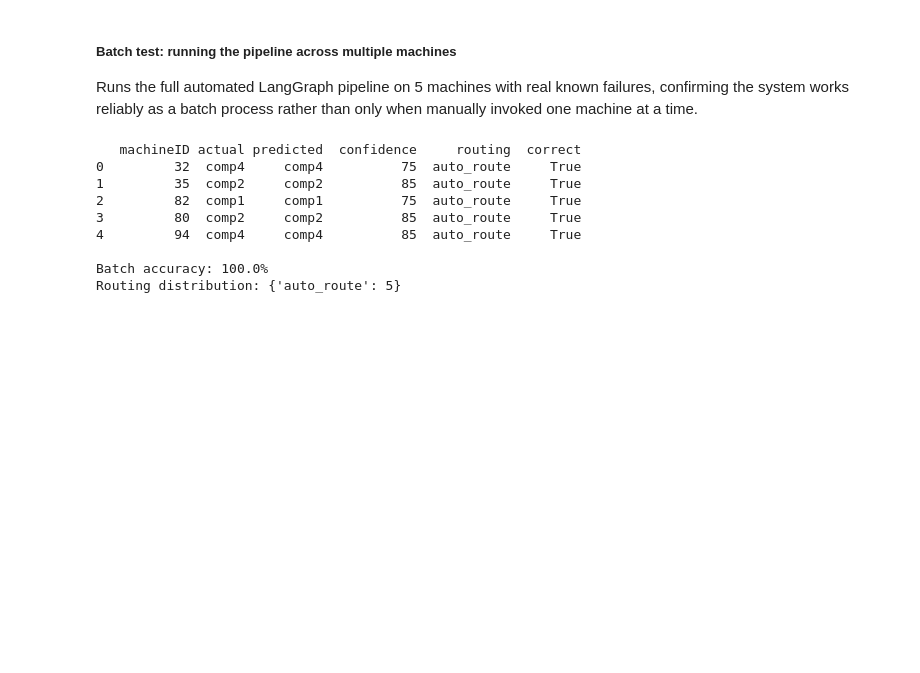
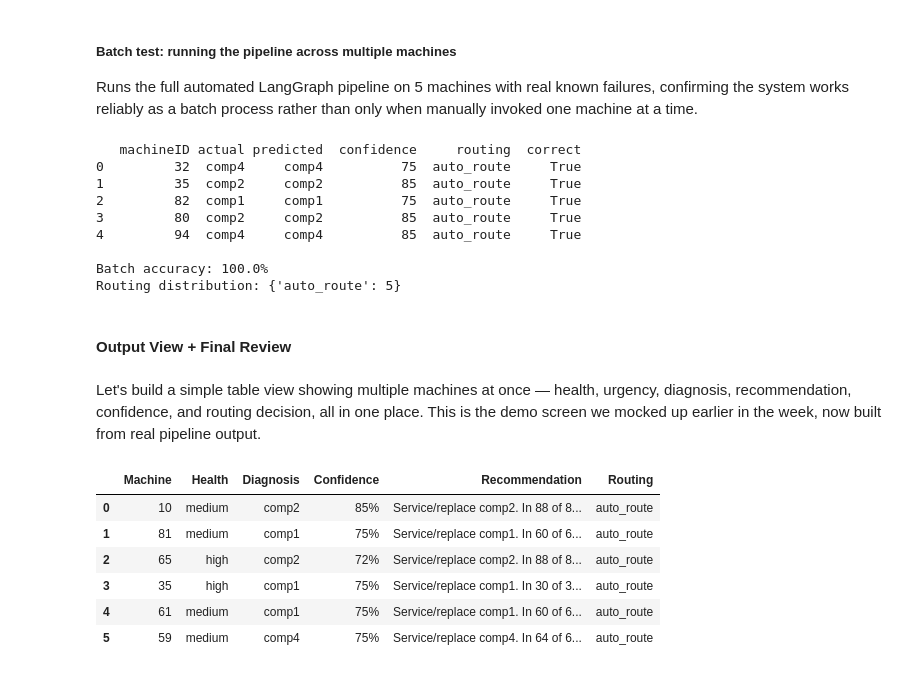
Before and after one commit to karthekeyan/agentic-predictive-maintenance, a Jupyter notebook: notebooks/01_data_exploration.ipynb, the cells around one changed output. Drawn from its saved outputs; the diff is of its cells as text; code cells hidden in the pictures; blank space fills up the shorter version.

```diff
--- a/notebooks/01_data_exploration.ipynb
+++ b/notebooks/01_data_exploration.ipynb
@@ -2535,0 +2534,46 @@ Routing distribution: {'auto_route': 5}
+# %% [markdown]
+#### Output View + Final Review
+# %% [markdown]
+Let's build a simple table view showing multiple machines at once — health, urgency, diagnosis, recommendation, confidence, and routing decision, all in one place. This is the demo screen we mocked up earlier in the week, now built from real pipeline output.
+# %%
+## Building the output dashboard
+
+#Runs the full pipeline across a batch of machines and displays results in a
+#clean table - health score, diagnosis, recommendation, confidence, and/
+#routing decision - the demo-ready view referenced throughout the week.#
+
+def run_batch_dashboard(machine_sample, telemetry_scored, failures_df, maint_df, machines_df, mtbf_table, pipeline):
+    rows = []
+    for _, row in machine_sample.iterrows():
+        mid = row['machineID']
+        ftime = row['datetime']
+        model = machines_df[machines_df['machineID'] == mid]['model'].values[0]
+
+        state = {
+            'machine_id': mid, 'model': model, 'as_of': ftime - pd.Timedelta(hours=12),
+            'telemetry_scored': telemetry_scored, 'failures_df': failures_df,
+            'maint_df': maint_df, 'machines_df': machines_df, 'mtbf_table': mtbf_table,
+        }
+        result = pipeline.invoke(state)
+
+        rows.append({
+            'Machine': mid,
+            'Health': result['health_result']['risk_level'],
+            'Diagnosis': result['diagnosis_result']['likely_component'],
+            'Confidence': f"{result['diagnosis_result']['confidence']}%" if result['diagnosis_result']['confidence'] else 'N/A',
+            'Recommendation': result['recommendation_result']['recommendation'][:60] + '...',
+            'Routing': result['routing_result']['routing_decision'],
+        })
+    return pd.DataFrame(rows)
+
+dashboard_sample = failures.sample(6, random_state=2024)
+dashboard_df = run_batch_dashboard(dashboard_sample, telemetry_scored, failures, maint, machines, mtbf_table, pipeline)
+dashboard_df
+# %% [output]
+|  | Machine | Health | Diagnosis | Confidence | Recommendation | Routing |
+| 0 | 10 | medium | comp2 | 85% | Service/replace comp2. In 88 of 8... | auto_route |
+| 1 | 81 | medium | comp1 | 75% | Service/replace comp1. In 60 of 6... | auto_route |
+| 2 | 65 | high | comp2 | 72% | Service/replace comp2. In 88 of 8... | auto_route |
+| 3 | 35 | high | comp1 | 75% | Service/replace comp1. In 30 of 3... | auto_route |
+| 4 | 61 | medium | comp1 | 75% | Service/replace comp1. In 60 of 6... | auto_route |
+| 5 | 59 | medium | comp4 | 75% | Service/replace comp4. In 64 of 6... | auto_route |
```
Also changed, not shown: parts of 7 cells of this notebook.
